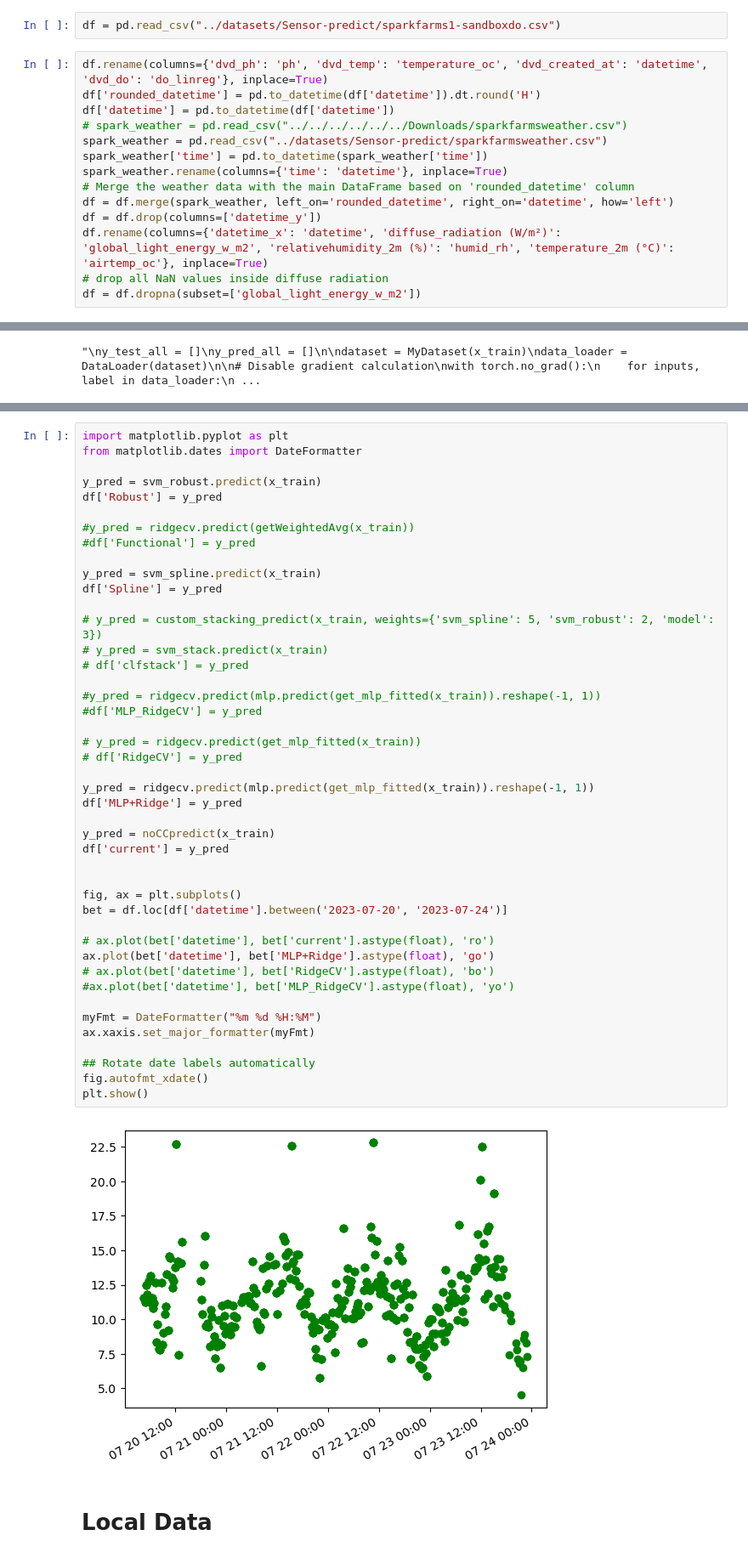
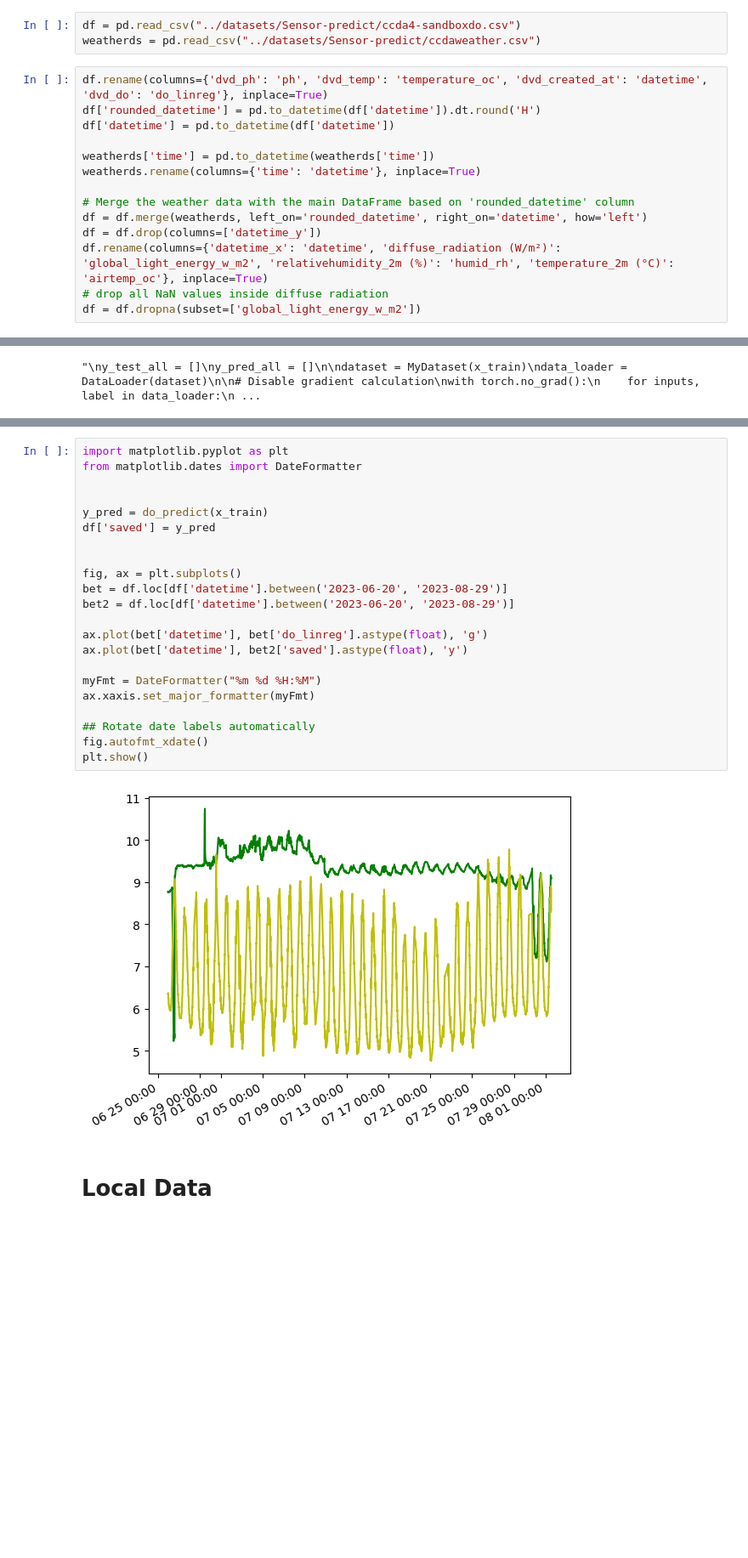
Before and after one commit to NawidT/morefish-ml, a Jupyter notebook: training/do_training.ipynb, the cells around one changed output, grey strips where cells are left out. Shown at 85% size. Cells and saved outputs as stored; diff of their text form; blank space fills up the shorter version.

```diff
--- a/training/do_training.ipynb
+++ b/training/do_training.ipynb
@@ -660,17 +660,18 @@ len(df)
 # %% [output]
 778
 # %%
-df = pd.read_csv("../datasets/Sensor-predict/sparkfarms1-sandboxdo.csv")
+df = pd.read_csv("../datasets/Sensor-predict/ccda4-sandboxdo.csv")
+weatherds = pd.read_csv("../datasets/Sensor-predict/ccdaweather.csv")
 # %%
 df.rename(columns={'dvd_ph': 'ph', 'dvd_temp': 'temperature_oc', 'dvd_created_at': 'datetime', 'dvd_do': 'do_linreg'}, inplace=True)
 df['rounded_datetime'] = pd.to_datetime(df['datetime']).dt.round('H')
 df['datetime'] = pd.to_datetime(df['datetime'])
-# spark_weather = pd.read_csv("../../../../../../Downloads/sparkfarmsweather.csv")
-spark_weather = pd.read_csv("../datasets/Sensor-predict/sparkfarmsweather.csv")
-spark_weather['time'] = pd.to_datetime(spark_weather['time'])
-spark_weather.rename(columns={'time': 'datetime'}, inplace=True)
+
+weatherds['time'] = pd.to_datetime(weatherds['time'])
+weatherds.rename(columns={'time': 'datetime'}, inplace=True)
+
 # Merge the weather data with the main DataFrame based on 'rounded_datetime' column
-df = df.merge(spark_weather, left_on='rounded_datetime', right_on='datetime', how='left')
+df = df.merge(weatherds, left_on='rounded_datetime', right_on='datetime', how='left')
 df = df.drop(columns=['datetime_y'])
 df.rename(columns={'datetime_x': 'datetime', 'diffuse_radiation (W/m²)': 'global_light_energy_w_m2', 'relativehumidity_2m (%)': 'humid_rh', 'temperature_2m (°C)': 'airtemp_oc'}, inplace=True)
 # drop all NaN values inside diffuse radiation
@@ -719,49 +712,27 @@ Index(['datetime', 'ph', 'do_linreg', 'dvd_tds', 'temperature_oc',
 # %%
 import matplotlib.pyplot as plt
 from matplotlib.dates import DateFormatter
 
-y_pred = svm_robust.predict(x_train)
-df['Robust'] = y_pred
 
-#y_pred = ridgecv.predict(getWeightedAvg(x_train))
-#df['Functional'] = y_pred
-
-y_pred = svm_spline.predict(x_train)
-df['Spline'] = y_pred
-
-# y_pred = custom_stacking_predict(x_train, weights={'svm_spline': 5, 'svm_robust': 2, 'model': 3})
-# y_pred = svm_stack.predict(x_train)
-# df['clfstack'] = y_pred
-
-#y_pred = ridgecv.predict(mlp.predict(get_mlp_fitted(x_train)).reshape(-1, 1))
-#df['MLP_RidgeCV'] = y_pred
-
-# y_pred = ridgecv.predict(get_mlp_fitted(x_train))
-# df['RidgeCV'] = y_pred
-
-y_pred = ridgecv.predict(mlp.predict(get_mlp_fitted(x_train)).reshape(-1, 1))
-df['MLP+Ridge'] = y_pred
-
-y_pred = noCCpredict(x_train)
-df['current'] = y_pred
+y_pred = do_predict(x_train)
+df['saved'] = y_pred
 
 
 fig, ax = plt.subplots()
-bet = df.loc[df['datetime'].between('2023-07-20', '2023-07-24')]
+bet = df.loc[df['datetime'].between('2023-06-20', '2023-08-29')]
+bet2 = df.loc[df['datetime'].between('2023-06-20', '2023-08-29')]
 
-# ax.plot(bet['datetime'], bet['current'].astype(float), 'ro')
-ax.plot(bet['datetime'], bet['MLP+Ridge'].astype(float), 'go')
-# ax.plot(bet['datetime'], bet['RidgeCV'].astype(float), 'bo')
-#ax.plot(bet['datetime'], bet['MLP_RidgeCV'].astype(float), 'yo')
+ax.plot(bet['datetime'], bet['do_linreg'].astype(float), 'g')
+ax.plot(bet['datetime'], bet2['saved'].astype(float), 'y')
 
 myFmt = DateFormatter("%m %d %H:%M")
 ax.xaxis.set_major_formatter(myFmt)
 
 ## Rotate date labels automatically
 fig.autofmt_xdate()
 plt.show()
 # %% [output]
-[figure, old version]
+[figure, new version]
 # %% [markdown]
 # Local Data
 # %%
```
Also changed, not shown: parts of 2 cells of this notebook, 7 other files.
